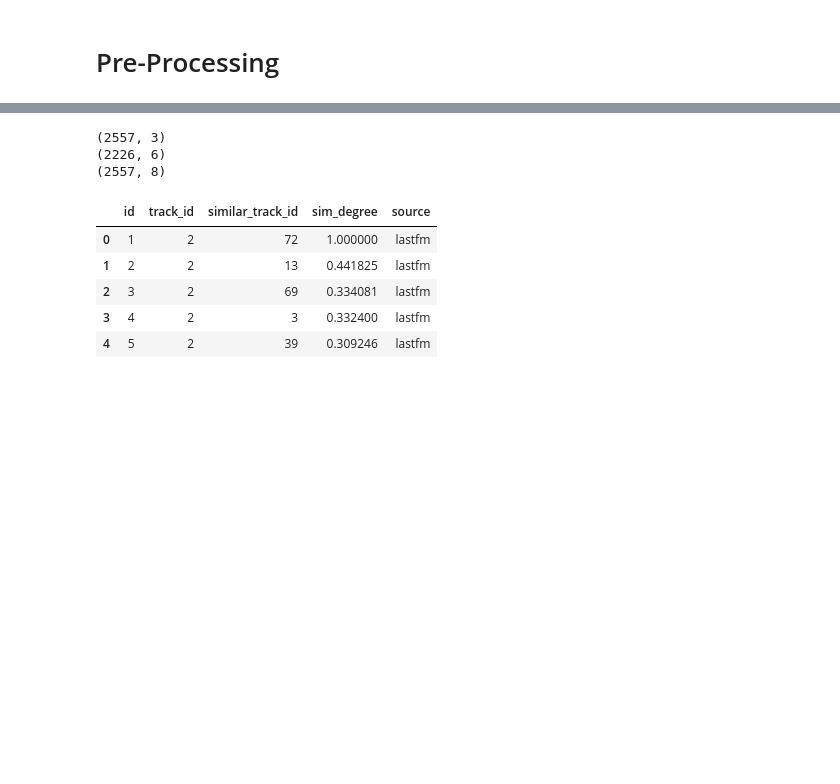
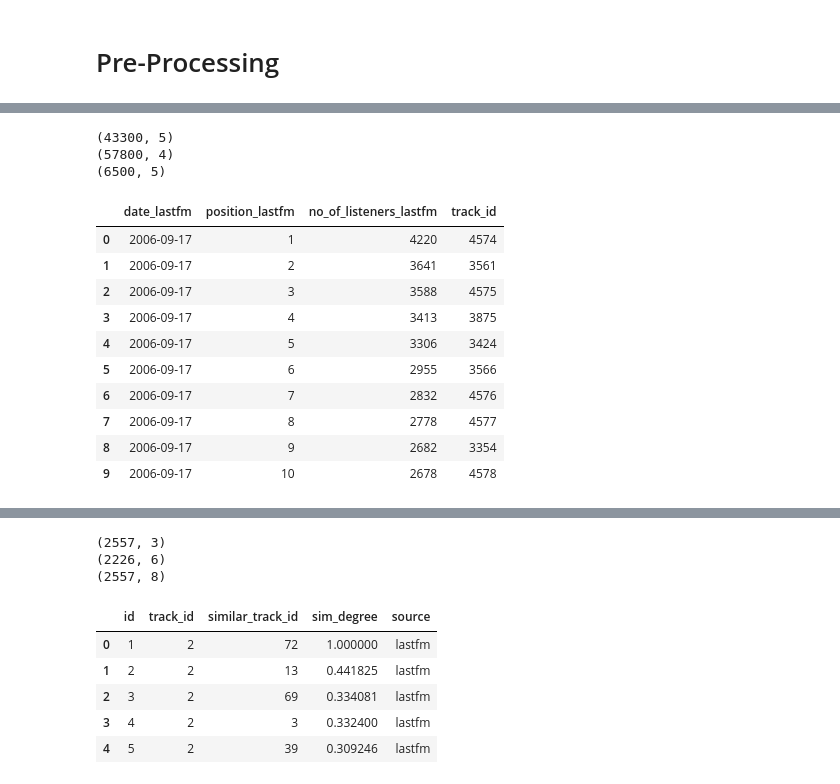
Before and after one commit to m21ark/s_music, a Jupyter notebook: clean.ipynb, the cells around one changed output, grey strips where cells are left out. Saved outputs shown, nothing was run; the diff lists cells and outputs as text; code cells hidden in the pictures; blank space fills up the shorter version.

```diff
--- a/clean.ipynb
+++ b/clean.ipynb
@@ -154,0 +108,33 @@ df_rating.head(30)
+# %%
+print(df_lastfm_rating.shape)
+df_lastfm_rating = df_lastfm_rating.drop(columns=['id'])
+df_lastfm_rating['date_lastfm'] = df_lastfm_rating['date_lastfm'].str.replace(' 00:00:00', '')
+df_lastfm_rating['date_lastfm'] = pd.to_datetime(df_lastfm_rating['date_lastfm'])
+
+print(df_billboard_rating.shape)
+df_billboard_rating = df_billboard_rating.drop(columns=['id'])
+df_billboard_rating['date_billboard'] = df_billboard_rating['date_billboard'].str.replace(' 00:00:00', '')
+df_billboard_rating['date_billboard'] = pd.to_datetime(df_billboard_rating['date_billboard'])
+
+print(df_spotify_rating.shape)
+df_spotify_rating = df_spotify_rating.drop(columns=['id'])
+df_spotify_rating['date_spotify'] = df_spotify_rating['date_spotify'].str.replace(' 00:00:00', '')
+df_spotify_rating['date_spotify'] = pd.to_datetime(df_spotify_rating['date_spotify'])
+
+
+df_lastfm_rating.head(10)
+# %% [output]
+(43300, 5)
+(57800, 4)
+(6500, 5)
+|  | date_lastfm | position_lastfm | no_of_listeners_lastfm | track_id |
+| 0 | 2006-09-17 | 1 | 4220 | 4574 |
+| 1 | 2006-09-17 | 2 | 3641 | 3561 |
+| 2 | 2006-09-17 | 3 | 3588 | 4575 |
+| 3 | 2006-09-17 | 4 | 3413 | 3875 |
+| 4 | 2006-09-17 | 5 | 3306 | 3424 |
+| 5 | 2006-09-17 | 6 | 2955 | 3566 |
+| 6 | 2006-09-17 | 7 | 2832 | 4576 |
+| 7 | 2006-09-17 | 8 | 2778 | 4577 |
+| 8 | 2006-09-17 | 9 | 2682 | 3354 |
+| 9 | 2006-09-17 | 10 | 2678 | 4578 |
```
Also changed, not shown: parts of 4 cells of this notebook, 4 other files.
